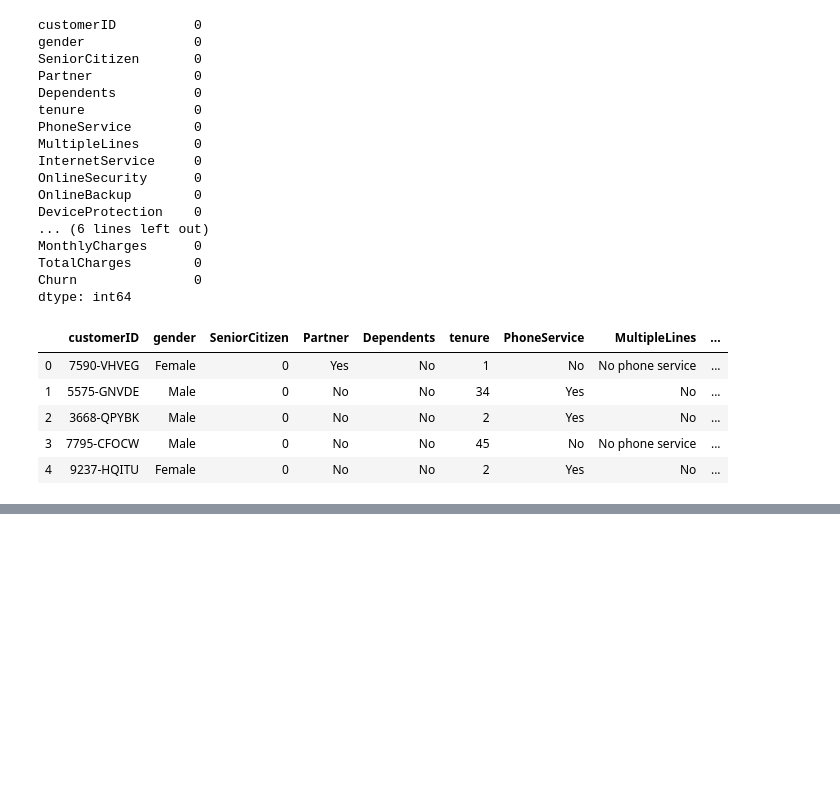
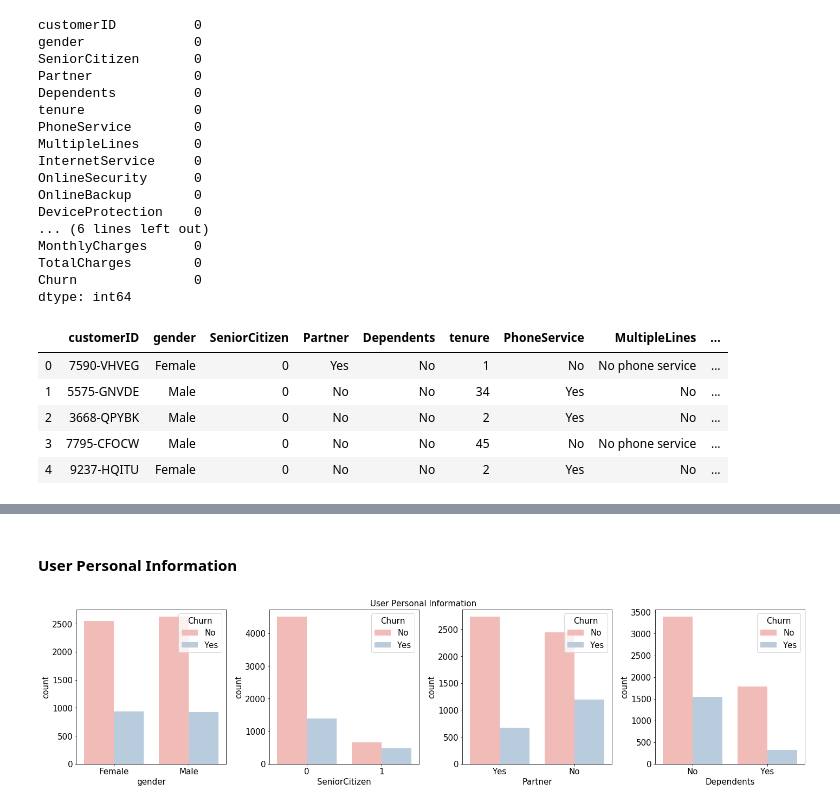
Before and after one commit to FreedomVAce/Telco_Churn_Analysis, a Jupyter notebook: Churn_Analysis.ipynb, the cells around one changed output, grey strips where cells are left out. Saved outputs shown, nothing was run; the diff lists cells and outputs as text; code cells hidden in the pictures; blank space fills up the shorter version.

```diff
--- a/Churn_Analysis.ipynb
+++ b/Churn_Analysis.ipynb
@@ -81,0 +104,16 @@ df.head()
+# %% [markdown]
+#### User Personal Information
+# %%
+plt.rcParams.update({'font.size': 15})
+fig, axs = plt.subplots(ncols=4,figsize=(20, 5))
+plt.suptitle('User Personal Information',fontsize = 15 , va = 'center')
+
+user_type = ['gender','SeniorCitizen','Partner','Dependents']
+
+for i in range(0,len(user_type)):
+    sns.countplot(x= user_type[i],hue='Churn',data=df, palette='Pastel1',ax=axs[i])
+
+plt.tight_layout()
+plt.show()
+# %% [output]
+[figure, added]
```
Also changed, not shown: parts of 13 cells of this notebook.
